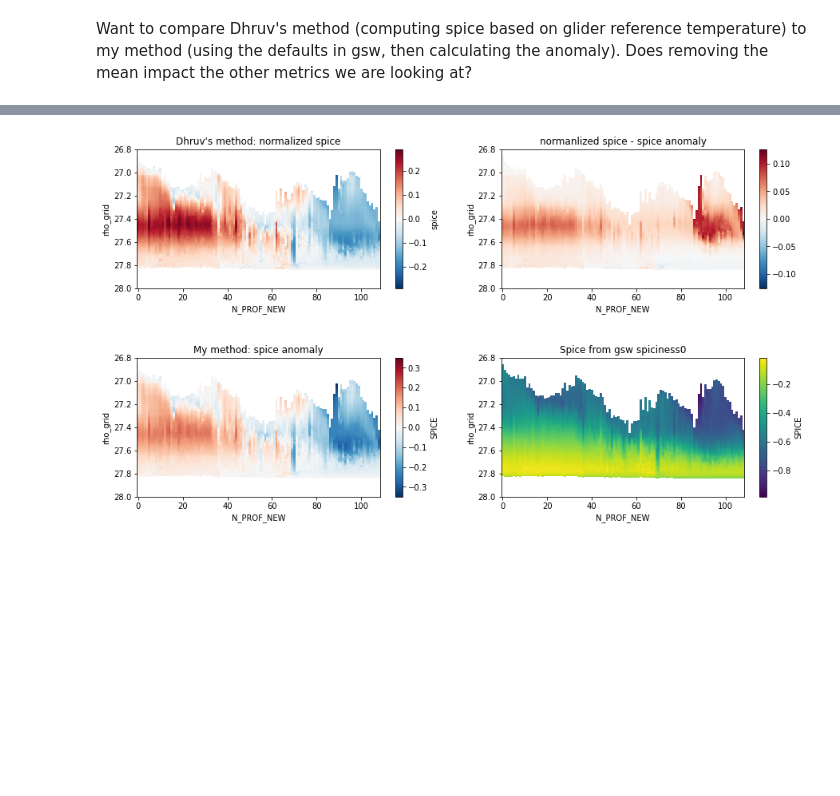
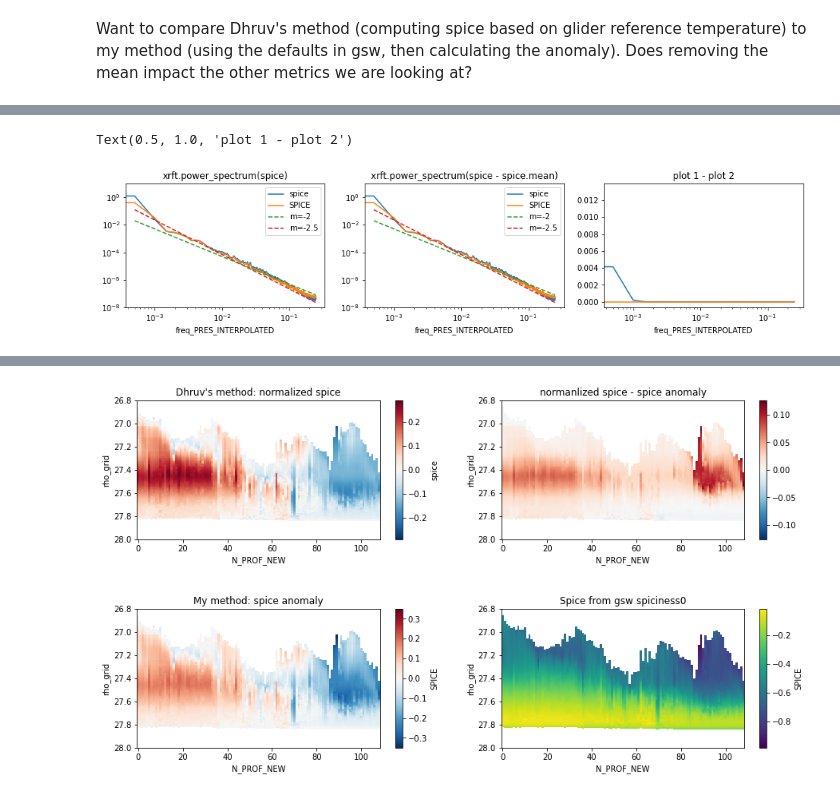
Before and after one commit to ocean-transport/argo-intern, a Jupyter notebook: methods.ipynb, the cells around one changed output, grey strips where cells are left out. Saved outputs shown, nothing was run; the diff lists cells and outputs as text; code cells hidden in the pictures; blank space fills up the shorter version.

```diff
--- a/methods.ipynb
+++ b/methods.ipynb
@@ -182,0 +209,47 @@ Data variables:
+# %%
+spice_spec_z = xrft.power_spectrum(float_z.spice,dim='PRES_INTERPOLATED', window=True)
+SPICE_spec_z = xrft.power_spectrum(spice_prof_z ,dim='PRES_INTERPOLATED', window=True)
+# %%
+spice_spec_mean_z = xrft.power_spectrum(float_z.spice - float_z.spice.mean('N_PROF'),dim='PRES_INTERPOLATED', window=True)
+SPICE_spec_mean_z = xrft.power_spectrum(spice_prof_z  - spice_prof_z .mean('N_PROF'),dim='PRES_INTERPOLATED', window=True)
+# %%
+plt.figure(figsize=(16,3))
+
+plt.subplot(1,3,1)
+spice_spec_z.mean('N_PROF').plot(label='spice')
+SPICE_spec_z.mean('N_PROF').plot(label='SPICE')
+
+kz = spice_spec_z.freq_PRES_INTERPOLATED
+plt.plot(kz, 5e-9*kz**(-2), '--', label='m=-2')
+plt.plot(kz, 7e-10*kz**(-2.5), '--', label='m=-2.5')
+
+plt.xscale('log')
+plt.yscale('log')
+plt.ylim(1e-8, 1e1)
+plt.legend()
+plt.title('xrft.power_spectrum(spice)')
+
+plt.subplot(1,3,2)
+spice_spec_mean_z.mean('N_PROF').plot(label='spice')
+SPICE_spec_mean_z.mean('N_PROF').plot(label='SPICE')
+
+kz = spice_spec_mean_z.freq_PRES_INTERPOLATED
+plt.plot(kz, 5e-9*kz**(-2), '--', label='m=-2')
+plt.plot(kz, 7e-10*kz**(-2.5), '--', label='m=-2.5')
+
+plt.ylim(1e-8, 1e1)
+plt.xscale('log')
+plt.yscale('log')
+plt.legend()
+plt.title('xrft.power_spectrum(spice - spice.mean)')
+
+
+plt.subplot(1,3,3)
+(spice_spec_z - spice_spec_mean_z).mean('N_PROF').plot(label='spice')
+(SPICE_spec_z - SPICE_spec_mean_z).mean('N_PROF').plot(label='SPICE')
+
+plt.xscale('log')
+plt.title('plot 1 - plot 2')
+# %% [output]
+Text(0.5, 1.0, 'plot 1 - plot 2')
+[figure, added]
```
Also changed, not shown: parts of 21 cells of this notebook.
